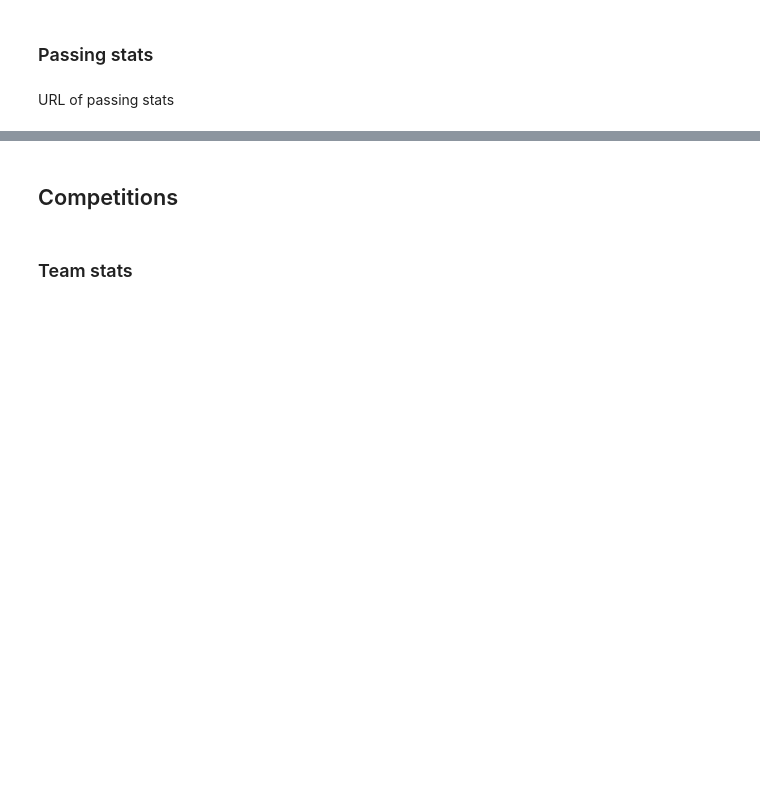
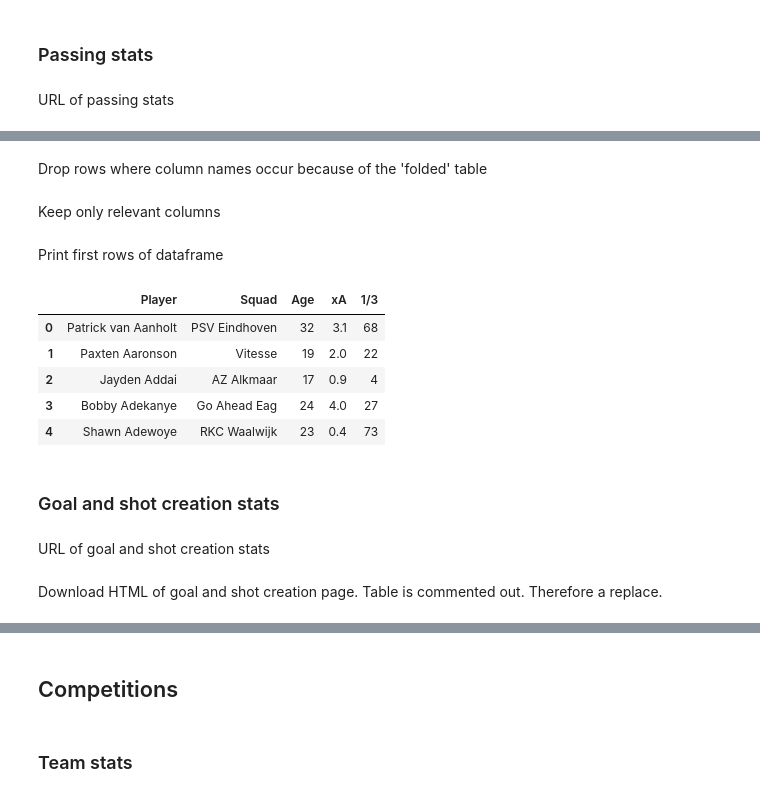
Before and after one commit to YasinTuncbilek/bakayoko-replacement, a Jupyter notebook: bakayoko-replacement.ipynb, the cells around one changed output, grey strips where cells are left out. Saved outputs shown, nothing was run; the diff lists cells and outputs as text; code cells hidden in the pictures; blank space fills up the shorter version.

Commit message:
Update with GSC stats.

```diff
--- a/bakayoko-replacement.ipynb
+++ b/bakayoko-replacement.ipynb
@@ -160,0 +171,2 @@ passing_url = urls_stats[4]
+# %%
+players_passing_stats = pd.read_html(players_passing_data, attrs = {'id':'stats_passing'})[0]
@@ -160,0 +175,25 @@ passing_url = urls_stats[4]
+# %%
+players_passing_stats.columns = players_passing_stats.columns.droplevel()
+# %% [markdown]
+Drop rows where column names occur because of the 'folded' table
+# %%
+players_passing_stats = players_passing_stats.loc[players_passing_stats['Player'] != 'Player']
+# %% [markdown]
+Keep only relevant columns
+# %%
+players_passing_stats = players_passing_stats[["Player", "Squad", "Age", "xA", "1/3"]]
+# %% [markdown]
+Print first rows of dataframe
+# %%
+players_passing_stats.head()
+# %% [output]
+|  | Player | Squad | Age | xA | 1/3 |
+| 0 | Patrick van Aanholt | PSV Eindhoven | 32 | 3.1 | 68 |
+| 1 | Paxten Aaronson | Vitesse | 19 | 2.0 | 22 |
+| 2 | Jayden Addai | AZ Alkmaar | 17 | 0.9 | 4 |
+| 3 | Bobby Adekanye | Go Ahead Eag | 24 | 4.0 | 27 |
+| 4 | Shawn Adewoye | RKC Waalwijk | 23 | 0.4 | 73 |
+# %% [markdown]
+### Goal and shot creation stats
+# %% [markdown]
+URL of goal and shot creation stats
@@ -160,0 +202,2 @@ passing_url = urls_stats[4]
+# %% [markdown]
+Download HTML of goal and shot creation page. Table is commented out. Therefore a replace.
```
Also changed, not shown: parts of 25 cells of this notebook.
